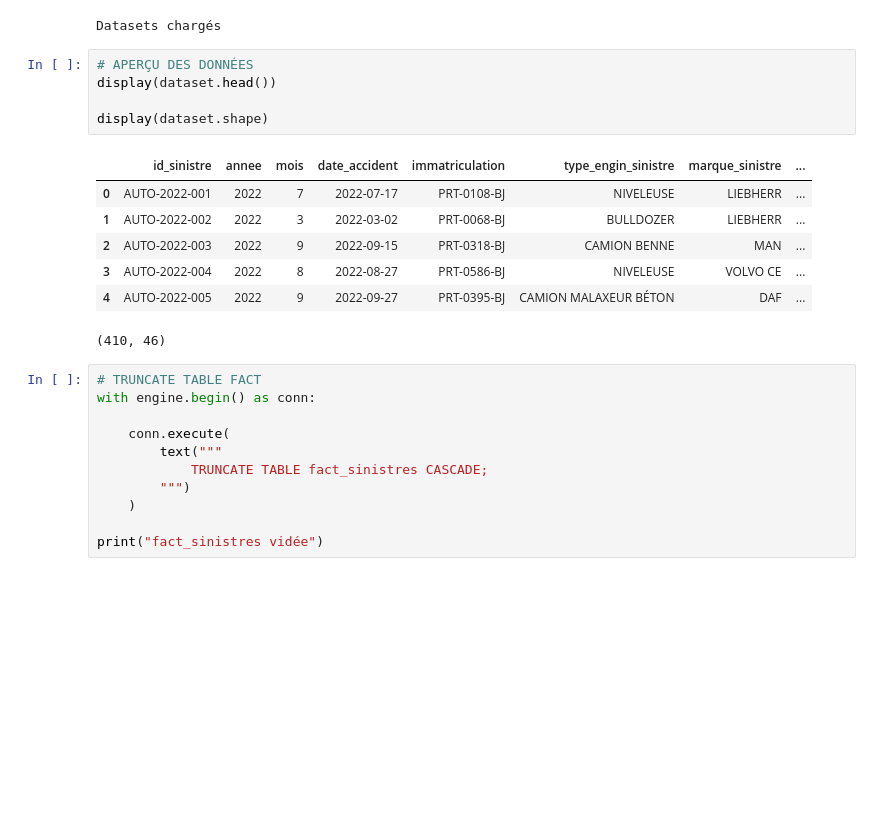
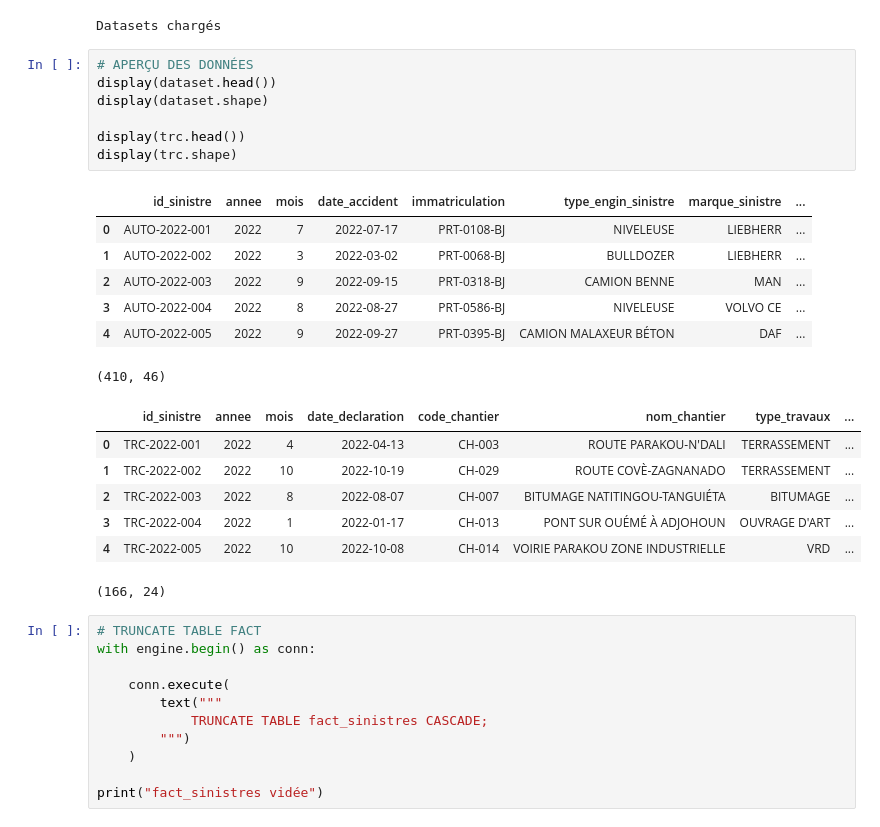
Before and after one commit to Bignon92/projet_memoire_master_btp, a Jupyter notebook: notebooks/04_alimentation_dwh_postgresql.ipynb, the cells around one changed output. Drawn from its saved outputs; the diff is of its cells as text; blank space fills up the shorter version.

```diff
--- a/notebooks/04_alimentation_dwh_postgresql.ipynb
+++ b/notebooks/04_alimentation_dwh_postgresql.ipynb
@@ -98,16 +82,25 @@ Datasets chargés
 # %%
 # APERÇU DES DONNÉES
 display(dataset.head())
+display(dataset.shape)
 
-display(dataset.shape)
+display(trc.head())
+display(trc.shape)
 # %% [output]
 |  | id_sinistre | annee | mois | date_accident | immatriculation | type_engin_sinistre | marque_sinistre | ... |
 | 0 | AUTO-2022-001 | 2022 | 7 | 2022-07-17 | PRT-0108-BJ | NIVELEUSE | LIEBHERR | ... |
 | 1 | AUTO-2022-002 | 2022 | 3 | 2022-03-02 | PRT-0068-BJ | BULLDOZER | LIEBHERR | ... |
 | 2 | AUTO-2022-003 | 2022 | 9 | 2022-09-15 | PRT-0318-BJ | CAMION BENNE | MAN | ... |
 | 3 | AUTO-2022-004 | 2022 | 8 | 2022-08-27 | PRT-0586-BJ | NIVELEUSE | VOLVO CE | ... |
 | 4 | AUTO-2022-005 | 2022 | 9 | 2022-09-27 | PRT-0395-BJ | CAMION MALAXEUR BÉTON | DAF | ... |
 (410, 46)
+|  | id_sinistre | annee | mois | date_declaration | code_chantier | nom_chantier | type_travaux | ... |
+| 0 | TRC-2022-001 | 2022 | 4 | 2022-04-13 | CH-003 | ROUTE PARAKOU-N'DALI | TERRASSEMENT | ... |
+| 1 | TRC-2022-002 | 2022 | 10 | 2022-10-19 | CH-029 | ROUTE COVÈ-ZAGNANADO | TERRASSEMENT | ... |
+| 2 | TRC-2022-003 | 2022 | 8 | 2022-08-07 | CH-007 | BITUMAGE NATITINGOU-TANGUIÉTA | BITUMAGE | ... |
+| 3 | TRC-2022-004 | 2022 | 1 | 2022-01-17 | CH-013 | PONT SUR OUÉMÉ À ADJOHOUN | OUVRAGE D'ART | ... |
+| 4 | TRC-2022-005 | 2022 | 10 | 2022-10-08 | CH-014 | VOIRIE PARAKOU ZONE INDUSTRIELLE | VRD | ... |
+(166, 24)
 # %%
 # TRUNCATE TABLE FACT
 with engine.begin() as conn:
```
Also changed, not shown: parts of 30 cells of this notebook, 1 other file.
